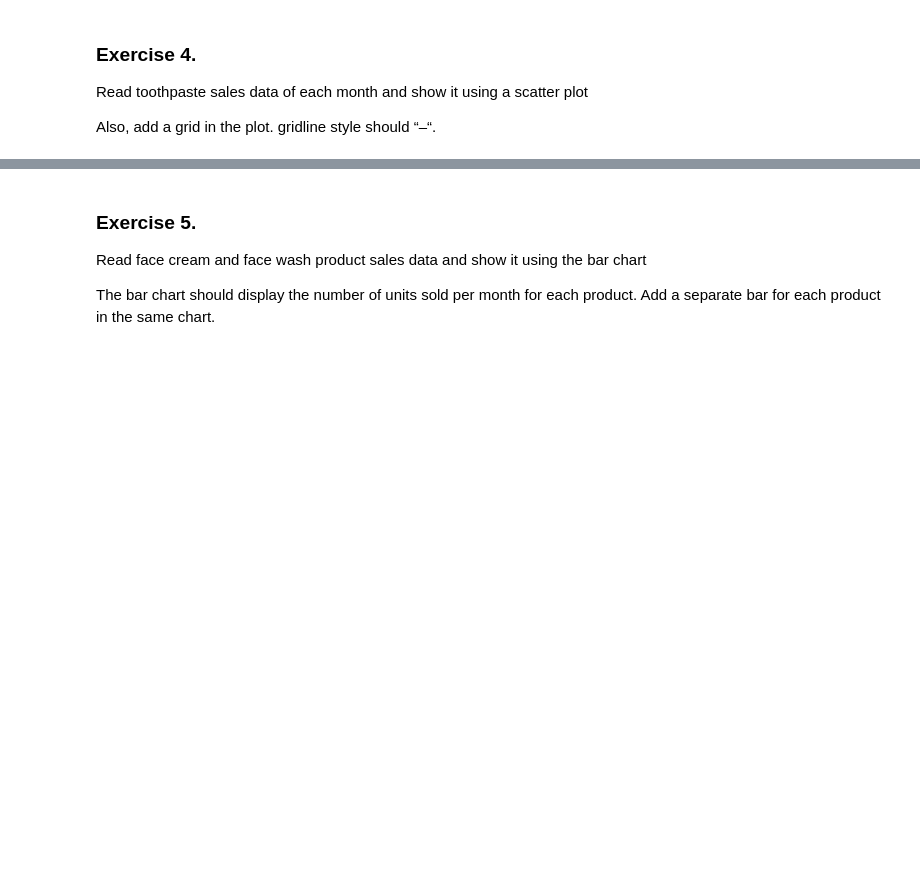
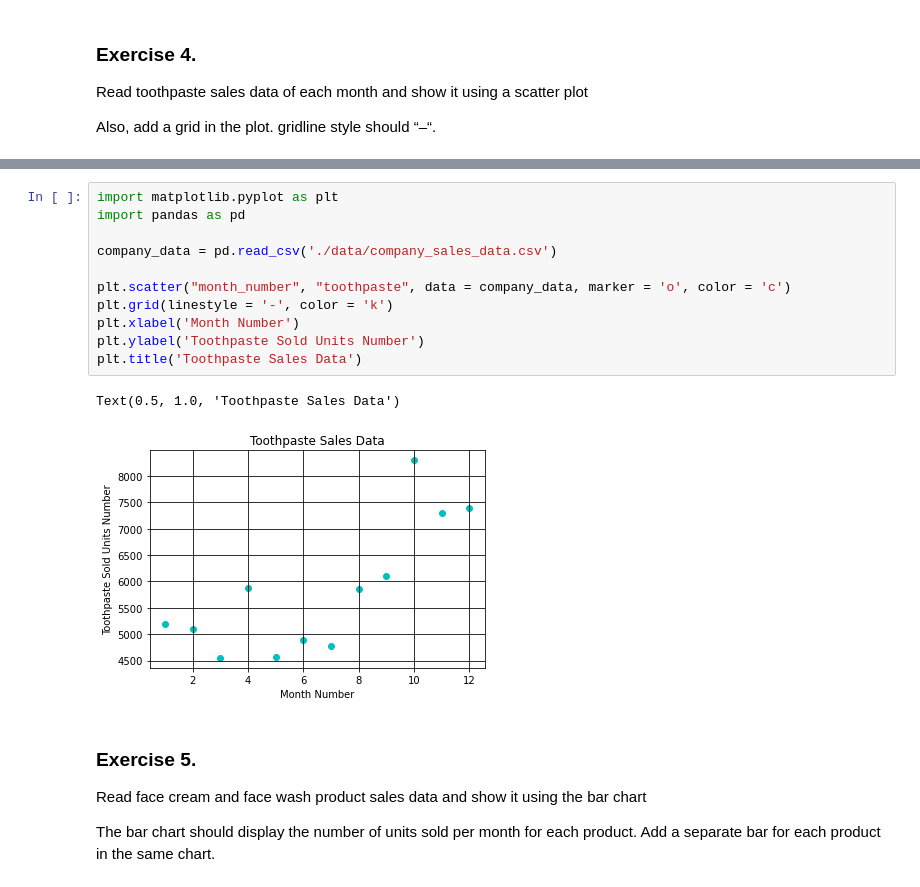
Before and after one commit to kateash/TTS-Data-Science-Course, a Jupyter notebook: datascience/python/11_mod_matplotlib/17-Exercises.ipynb, the cells around one changed output, grey strips where cells are left out. Drawn from its saved outputs; the diff is of its cells as text; blank space fills up the shorter version.

```diff
--- a/datascience/python/11_mod_matplotlib/17-Exercises.ipynb
+++ b/datascience/python/11_mod_matplotlib/17-Exercises.ipynb
@@ -100,3 +154,17 @@ Also, add a grid in the plot. gridline style should “–“.
+# %%
+import matplotlib.pyplot as plt
+import pandas as pd
+
+company_data = pd.read_csv('./data/company_sales_data.csv')
+
+plt.scatter("month_number", "toothpaste", data = company_data, marker = 'o', color = 'c')
+plt.grid(linestyle = '-', color = 'k')
+plt.xlabel('Month Number')
+plt.ylabel('Toothpaste Sold Units Number')
+plt.title('Toothpaste Sales Data')
+# %% [output]
+Text(0.5, 1.0, 'Toothpaste Sales Data')
+[figure, added]
 # %% [markdown]
 ### Exercise 5.
 
```
Also changed, not shown: parts of 15 cells of this notebook.
